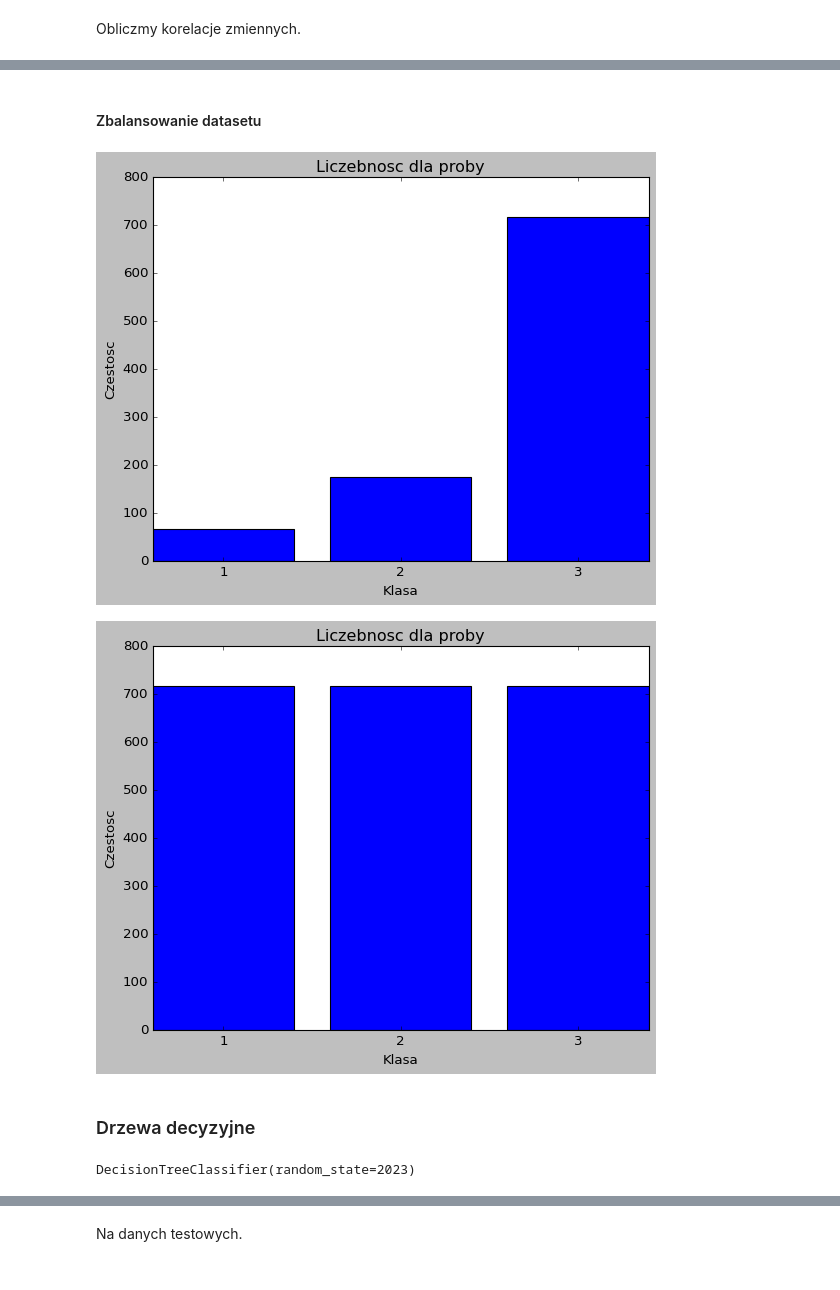
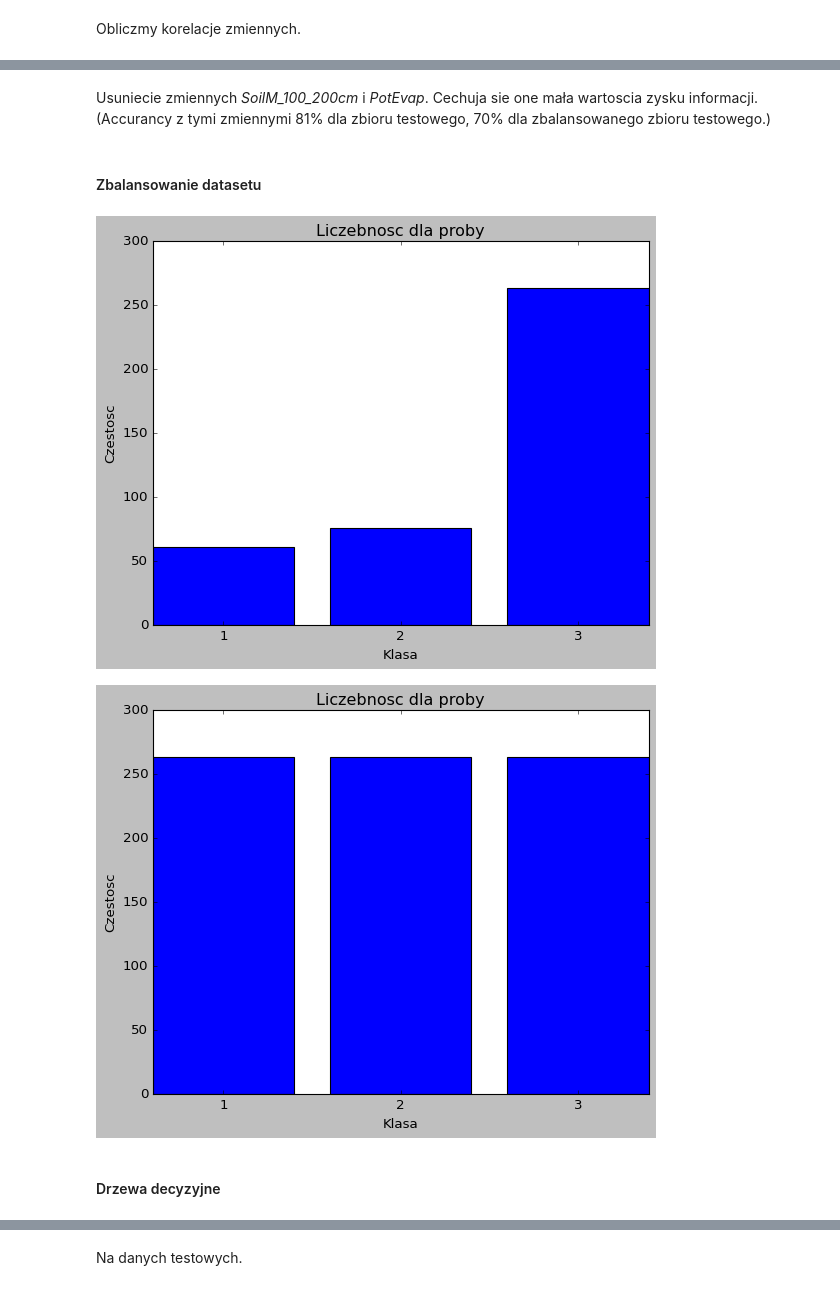
Before and after one commit to PiotrMaciejKowalski/BigData2024Project, a Jupyter notebook: colabs/Klasyfikacja_drzewa_decyzyjne.ipynb, the cells around one changed output, grey strips where cells are left out. Saved outputs shown, nothing was run; the diff lists cells and outputs as text; code cells hidden in the pictures.

```diff
--- a/colabs/Klasyfikacja_drzewa_decyzyjne.ipynb
+++ b/colabs/Klasyfikacja_drzewa_decyzyjne.ipynb
@@ -150,8 +163,8 @@ spark_NASA_22_23 = spark.sql("""
                         """)
 # %%
-spark_NASA_sample_all = spark_NASA_22_23.join(
+spark_NASA_sample_all = spark_NASA_07_23.join(
     spark_NASA_sample_an,
-     [spark_NASA_22_23.lon==spark_NASA_sample_an.lon_sample , spark_NASA_22_23.lat==spark_NASA_sample_an.lat_sample],
+     [spark_NASA_07_23.lon==spark_NASA_sample_an.lon_sample , spark_NASA_07_23.lat==spark_NASA_sample_an.lat_sample],
     "inner"
     )
 # %%
@@ -200,5 +215,2 @@ SoilM_100_200cm    0
 klasa              0
 dtype: int64
-# %%
-X = pd_NASA_sample_all.loc[:,'Rainf':'SoilM_100_200cm']
-y = pd_NASA_sample_all['klasa']
@@ -216,3 +228,8 @@ Zmienne kandydatki:
 * **PotEvap** - wskaznik potencjalnej ewapotranspiracji
 * **RootMoist** - wilgotnosć gleby w strefie korzeniowej (parowanie, ktore mialoby miejsce, gdyby dostepne bylo wystarczajace zrodlo wody)
 * **SoilM_100_200cm** - wilgotnosc gleby w warstwie o glebokosci od 100 do 200 cm
+# %%
+X = pd_NASA_sample_all.loc[:,'Rainf':'SoilM_100_200cm']
+y_m1 = pd_NASA_sample_all['klasa']
+y_m2 = pd_NASA_sample_all['pustynia']
+y_m3 = pd_NASA_sample_all['step']
@@ -219,7 +308,7 @@ Zmienne kandydatki:
 # %% [markdown]
 #### Podzial na zbior treningowy i testowy
 # %%
-X_train, X_test, y_train, y_test = train_test_split(X, y, test_size=0.2, random_state=2023)
+X_m1_train, X_m1_test, y_m1_train, y_m1_test = train_test_split(X, y_m1, test_size=0.2, random_state=2023)
 # %% [markdown]
 #### Analiza jednoczynnikowa
 # %% [markdown]
@@ -259,0 +337,2 @@ Usuniecie zmiennej *SoilT_10_40cm*. Cechuje sie ona malym zyskiem informacji i d
+# %% [markdown]
+Usuniecie zmiennych *SoilM_100_200cm* i *PotEvap*. Cechuja sie one mała wartoscia zysku informacji. (Accurancy z tymi zmiennymi 81% dla zbioru testowego, 70% dla zbalansowanego zbioru testowego.)
@@ -272,4 +346,4 @@ def plot_data_dist(y: pd.DataFrame) -> None:
 # %%
-plot_data_dist(y_train)
+plot_data_dist(y_m1_train)
 # %% [output]
-[figure, old version]
+[figure, new version]
@@ -310,4 +352,4 @@ X_train_bal, y_train_bal = BalanceDataSet(X_train, y_train).useSMOTE()
 # %%
-plot_data_dist(y_train_bal)
+plot_data_dist(y_m1_train_bal)
 # %% [output]
-[figure, old version]
+[figure, new version]
@@ -314,2 +358,2 @@ plot_data_dist(y_train_bal)
 # %% [markdown]
-### Drzewa decyzyjne
+#### Drzewa decyzyjne
@@ -320,4 +361,0 @@ tree_classifier = tree.DecisionTreeClassifier(random_state = 2023)
-# %%
-tree_classifier.fit(X_train_bal, y_train_bal)
-# %% [output]
-DecisionTreeClassifier(random_state=2023)
```
Also changed, not shown: parts of 134 cells of this notebook, 1 other file.
